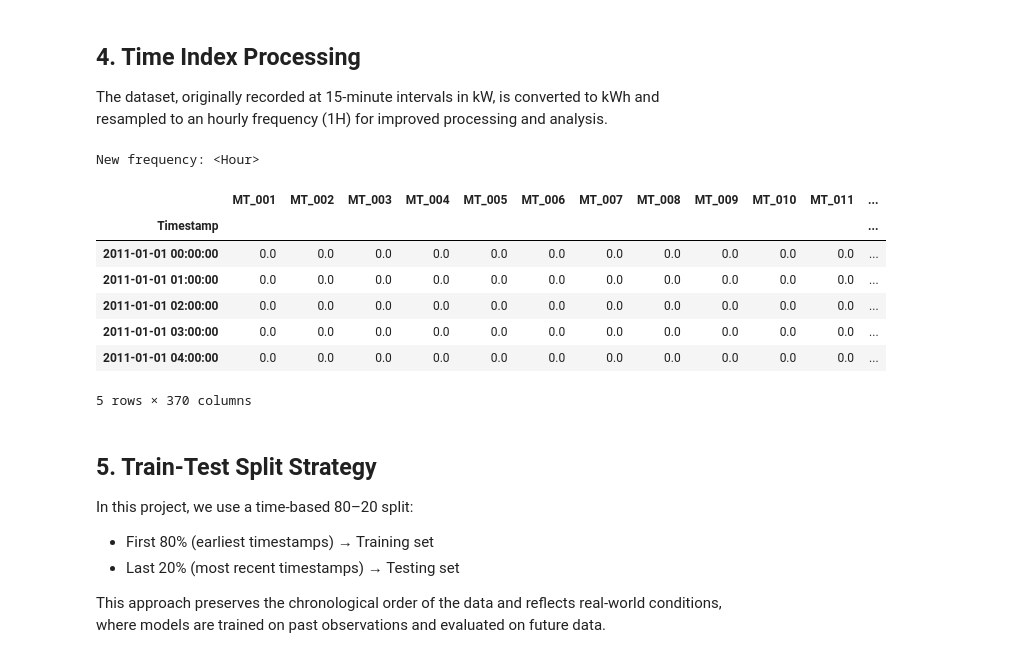
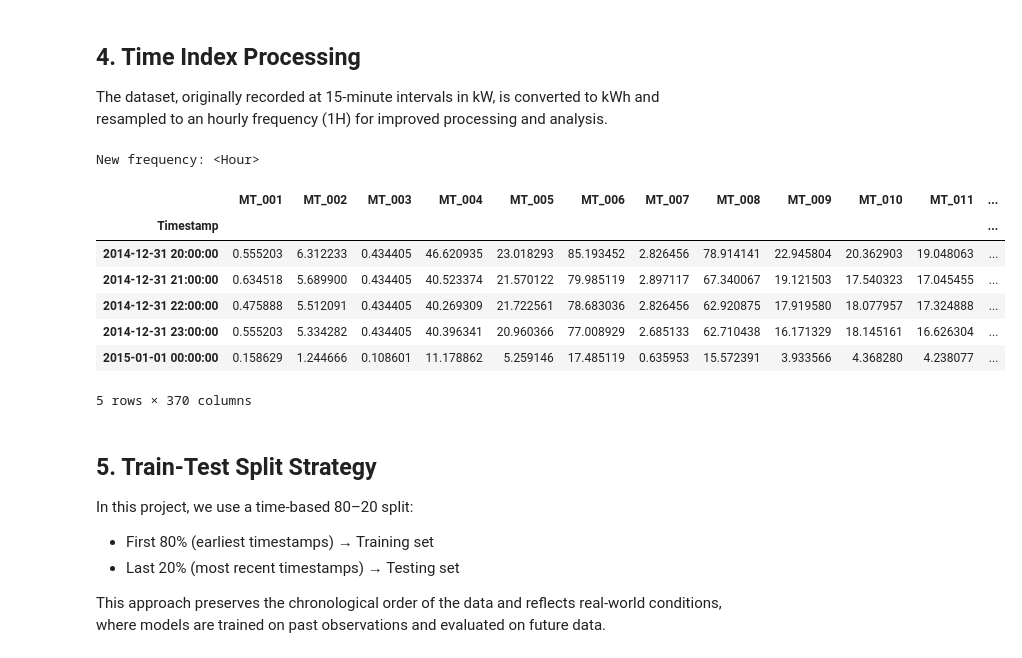
Before and after one commit to Dai-Nguyen1506/Electricity-Load-Diagrams, a Jupyter notebook: notebooks/03_preprocessing.ipynb, the cells around one changed output. Drawn from its saved outputs; the diff is of its cells as text; code cells hidden in the pictures.

```diff
--- a/notebooks/03_preprocessing.ipynb
+++ b/notebooks/03_preprocessing.ipynb
@@ -246,17 +250,17 @@ The dataset, originally recorded at 15-minute intervals in kW, is converted to k
 # %%
 df_cleaned = df_cleaned.resample("1H").sum() / 4
 
 print("New frequency:", df_cleaned.index.freq)
-df_cleaned.head()
+df_cleaned.tail()
 # %% [output]
 New frequency: <Hour>
 |  | MT_001 | MT_002 | MT_003 | MT_004 | MT_005 | MT_006 | MT_007 | MT_008 | MT_009 | MT_010 | MT_011 | ... |
 | Timestamp |  |  |  |  |  |  |  |  |  |  |  | ... |
-| 2011-01-01 00:00:00 | 0.0 | 0.0 | 0.0 | 0.0 | 0.0 | 0.0 | 0.0 | 0.0 | 0.0 | 0.0 | 0.0 | ... |
-| 2011-01-01 01:00:00 | 0.0 | 0.0 | 0.0 | 0.0 | 0.0 | 0.0 | 0.0 | 0.0 | 0.0 | 0.0 | 0.0 | ... |
-| 2011-01-01 02:00:00 | 0.0 | 0.0 | 0.0 | 0.0 | 0.0 | 0.0 | 0.0 | 0.0 | 0.0 | 0.0 | 0.0 | ... |
-| 2011-01-01 03:00:00 | 0.0 | 0.0 | 0.0 | 0.0 | 0.0 | 0.0 | 0.0 | 0.0 | 0.0 | 0.0 | 0.0 | ... |
-| 2011-01-01 04:00:00 | 0.0 | 0.0 | 0.0 | 0.0 | 0.0 | 0.0 | 0.0 | 0.0 | 0.0 | 0.0 | 0.0 | ... |
+| 2014-12-31 20:00:00 | 0.555203 | 6.312233 | 0.434405 | 46.620935 | 23.018293 | 85.193452 | 2.826456 | 78.914141 | 22.945804 | 20.362903 | 19.048063 | ... |
+| 2014-12-31 21:00:00 | 0.634518 | 5.689900 | 0.434405 | 40.523374 | 21.570122 | 79.985119 | 2.897117 | 67.340067 | 19.121503 | 17.540323 | 17.045455 | ... |
+| 2014-12-31 22:00:00 | 0.475888 | 5.512091 | 0.434405 | 40.269309 | 21.722561 | 78.683036 | 2.826456 | 62.920875 | 17.919580 | 18.077957 | 17.324888 | ... |
+| 2014-12-31 23:00:00 | 0.555203 | 5.334282 | 0.434405 | 40.396341 | 20.960366 | 77.008929 | 2.685133 | 62.710438 | 16.171329 | 18.145161 | 16.626304 | ... |
+| 2015-01-01 00:00:00 | 0.158629 | 1.244666 | 0.108601 | 11.178862 | 5.259146 | 17.485119 | 0.635953 | 15.572391 | 3.933566 | 4.368280 | 4.238077 | ... |
 5 rows × 370 columns
 # %% [markdown]
 ## 5. Train-Test Split Strategy
```
Also changed, not shown: parts of 1 cell of this notebook.
